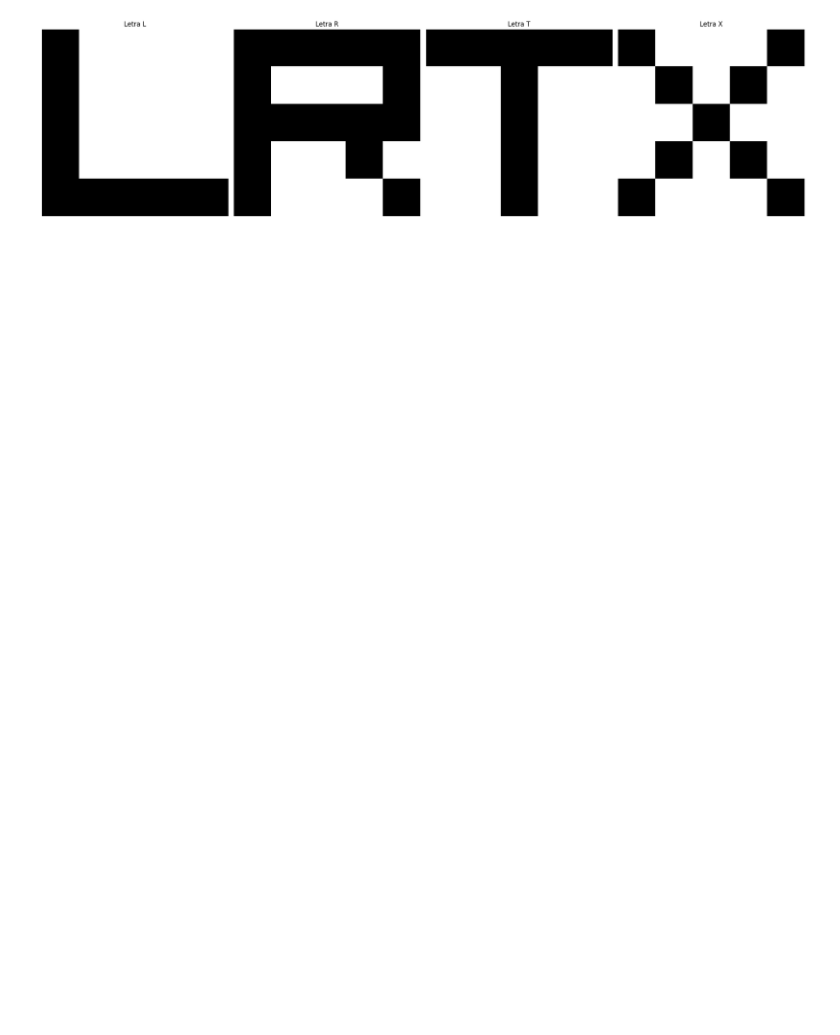
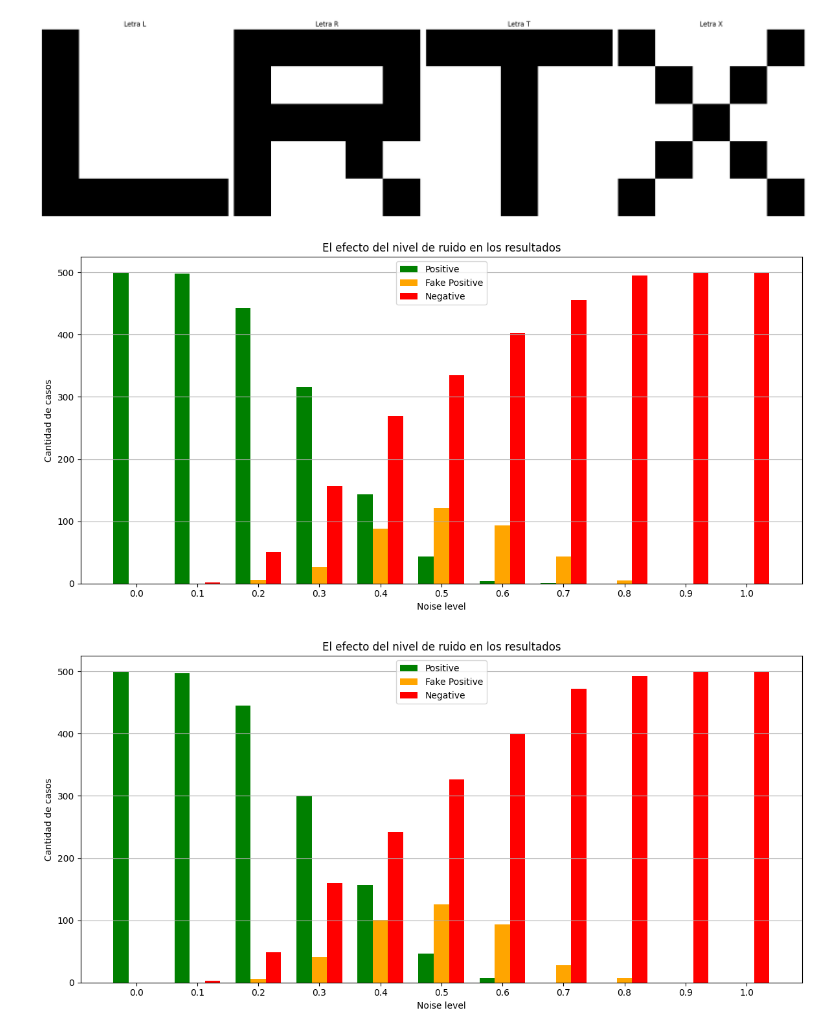
Before and after one commit to Ian-Arnott/TPs-SIA, a Jupyter notebook: Tp4/hopfield/hopfield_data.ipynb, the cells around one changed output. Cells and saved outputs as stored; diff of their text form; code cells hidden in the pictures; blank space fills up the shorter version.

```diff
--- a/Tp4/hopfield/hopfield_data.ipynb
+++ b/Tp4/hopfield/hopfield_data.ipynb
@@ -5,12 +5,16 @@ from letters5x5 import * #5x5 letters by us
 # %%
 patterns = [l,r,t,x]
 model = Hopfield(size=5)
 model.train(patterns)
 epochs = 1
 noiseLevel = 0.15
 displayPatterns(patterns,["Letra L","Letra R","Letra T","Letra X"])
+model.noiseEffectOnClassification(l, runsPerNoise=500)
+model.noiseEffectOnClassification(r, runsPerNoise=500)
 # %% [output]
 [figure]
+[figure, added]
+[figure, added]
 # %%
 noisyC = model.addNoise(l)
 resultC = model.recall(noisyC, epochs)
```
Also changed, not shown: parts of 9 cells of this notebook, 1 other file.
